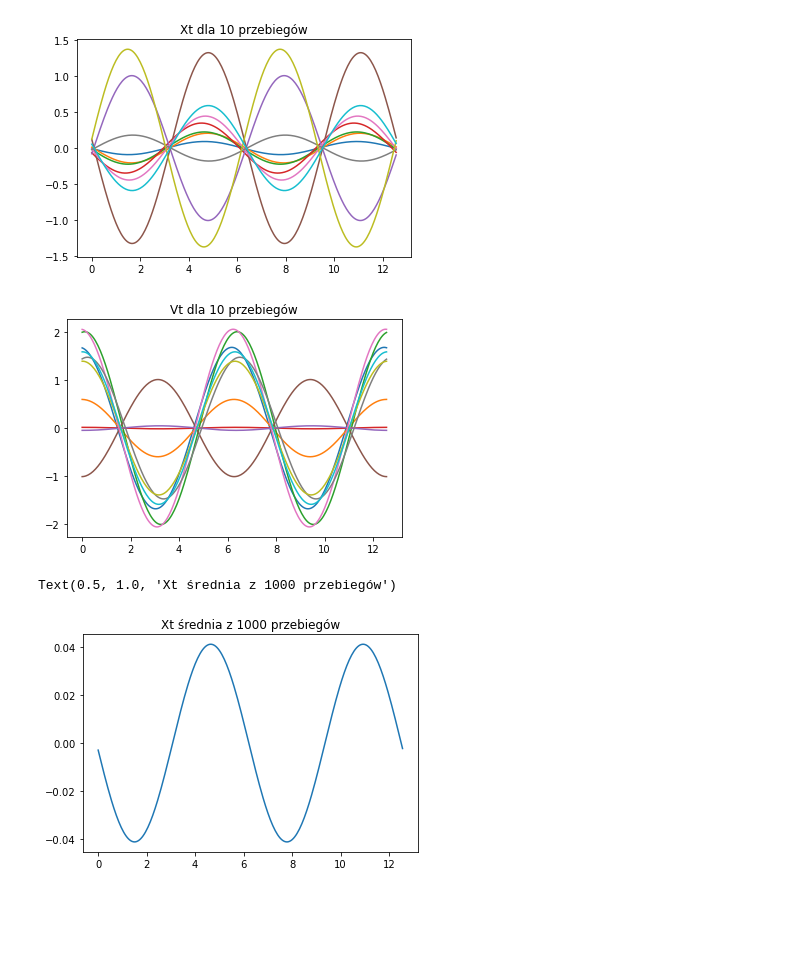
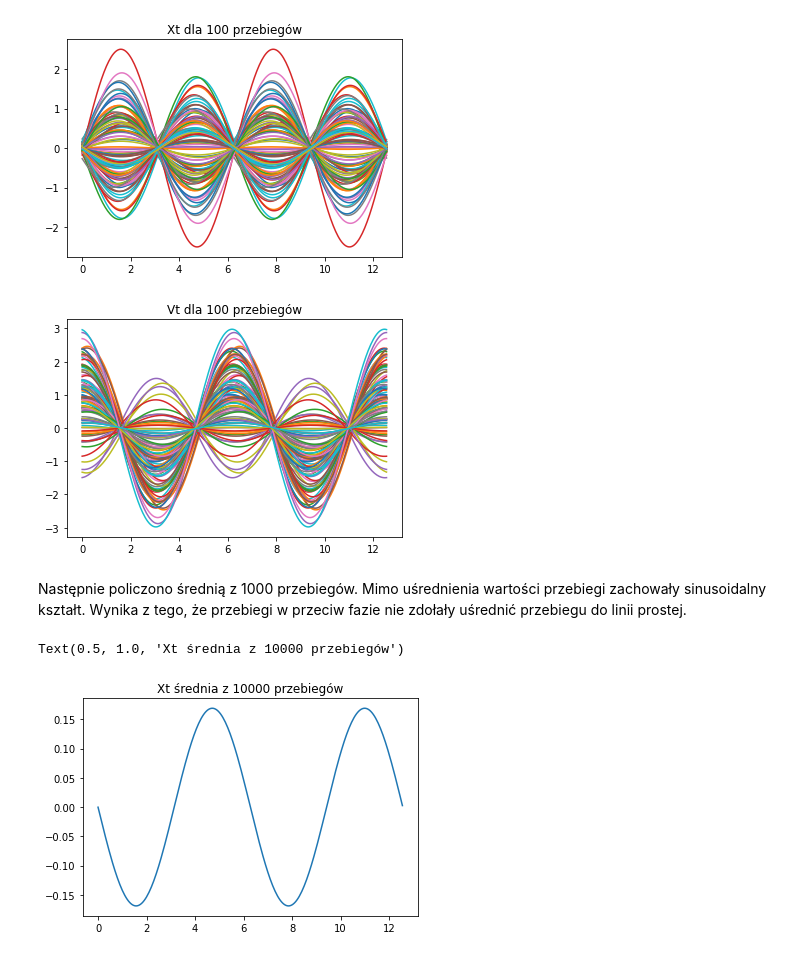
Before and after one commit to bartek3012/Wielowymiarowe, a Jupyter notebook: 01/Zajecia_1.ipynb, the cells around one changed output. Saved outputs shown, nothing was run; the diff lists cells and outputs as text; code cells hidden in the pictures; blank space fills up the shorter version.

```diff
--- a/01/Zajecia_1.ipynb
+++ b/01/Zajecia_1.ipynb
@@ -23,18 +34,18 @@ v_t = B[0]*np.cos(t*omega+pi[0])
 # %%
-times = 10
+times = 100
 for i in range(times):
     x_t = A[i]*np.sin(t*omega+fi[i])
     plt.plot(t,x_t)
 plt.title(f'Xt dla {times} przebiegów')
 plt.show()
 # %% [output]
-[figure, old version]
+[figure, new version]
 # %%
-times = 10
+times = 100
 for i in range(times):
     v_t = B[i]*np.cos(t*omega+pi[i])
     plt.plot(t,v_t)
 plt.title(f'Vt dla {times} przebiegów')
 plt.show()
 # %% [output]
-[figure, old version]
+[figure, new version]
@@ -46,5 +52,7 @@ plt.show()
+# %% [markdown]
+Następnie policzono średnią z 1000 przebiegów. Mimo uśrednienia wartości przebiegi zachowały sinusoidalny kształt. Wynika z tego, że przebiegi w przeciw fazie nie zdołały uśrednić przebiegu do linii prostej.
 # %%
-times = 1000
+times = 10000
 x = A[0]*np.sin(t*omega+fi[0])
 for i in range(1, times):
     x = A[i]*np.sin(t*omega+fi[i])
@@ -52,8 +60,8 @@ x = x/10
 plt.plot(t, x)
 plt.title(f'Xt średnia z {times} przebiegów')
 # %% [output]
-Text(0.5, 1.0, 'Xt średnia z 1000 przebiegów')
+Text(0.5, 1.0, 'Xt średnia z 10000 przebiegów')
-[figure, old version]
+[figure, new version]
 # %%
 times = 1000
 y = B[0]*np.cos(t*omega+pi[i])
```
Also changed, not shown: parts of 16 cells of this notebook, 1 other file.
